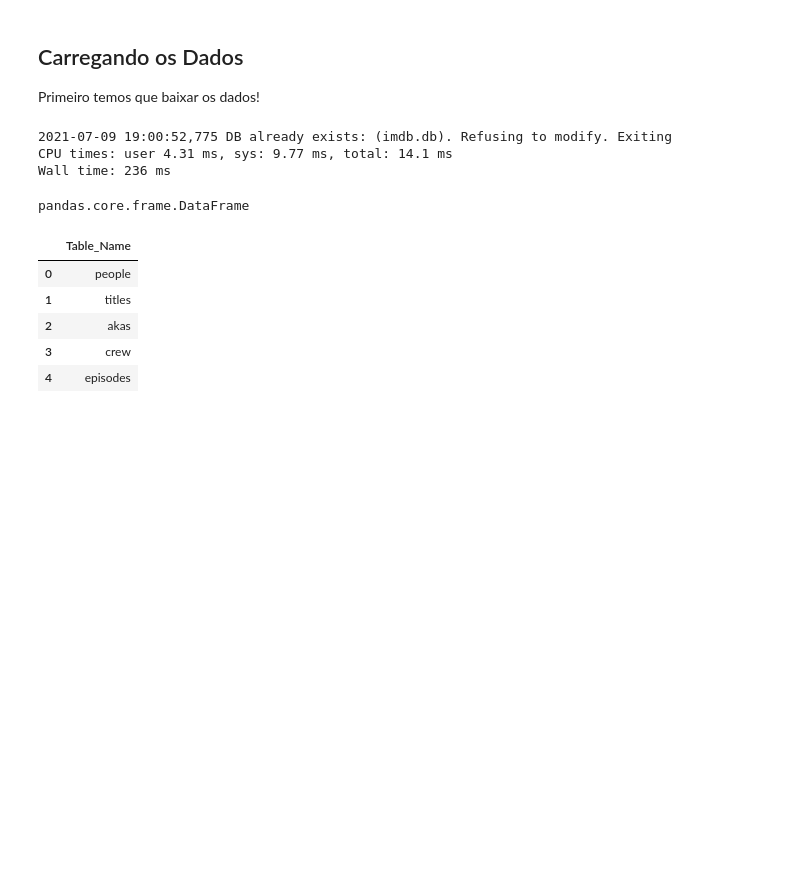
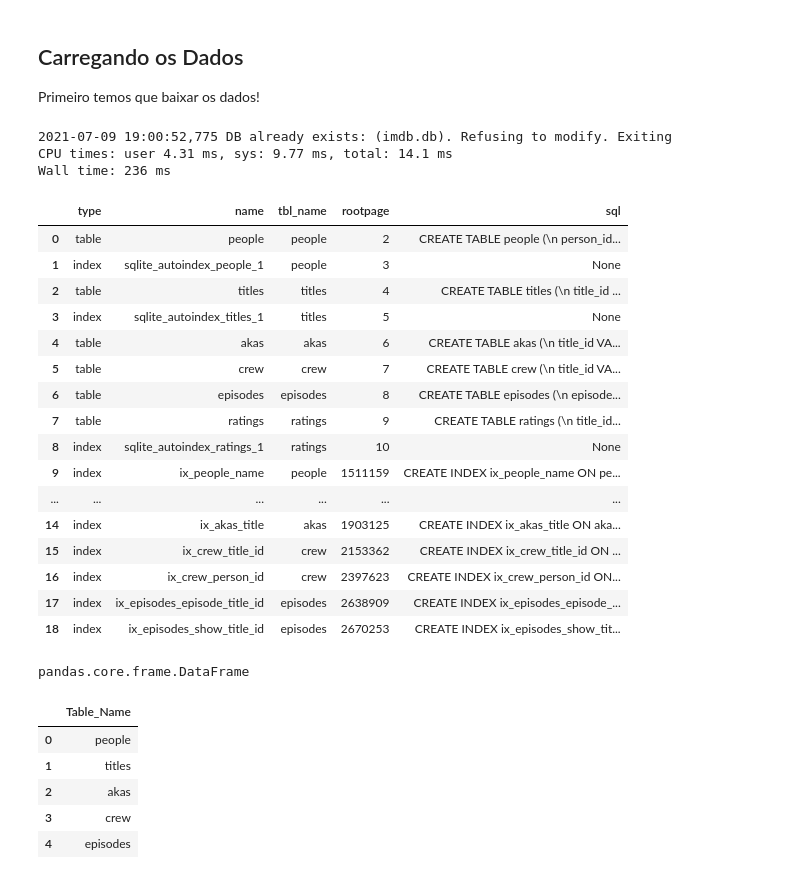
Before and after one commit to Aleister-LBRD/Python, a Jupyter notebook: 14_Lab_03_Mini_Projeto_Python_e_SQL.ipynb, the cells around one changed output. Saved outputs shown, nothing was run; the diff lists cells and outputs as text; code cells hidden in the pictures; blank space fills up the shorter version.

```diff
--- a/14_Lab_03_Mini_Projeto_Python_e_SQL.ipynb
+++ b/14_Lab_03_Mini_Projeto_Python_e_SQL.ipynb
@@ -69,7 +69,28 @@ CPU times: user 4.31 ms, sys: 9.77 ms, total: 14.1 ms
 Wall time: 236 ms
 # %%
 # Conecta no banco de dados
-conn = sqlite3.connect("imdb.db")
+conn = sqlite3.connect("../IMDB/imdb.db")
+# %%
+tab = pd.read_sql_query("SELECT * FROM sqlite_master", conn)
+display(tab)
+# %% [output]
+|  | type | name | tbl_name | rootpage | sql |
+| 0 | table | people | people | 2 | CREATE TABLE people (\n person_id... |
+| 1 | index | sqlite_autoindex_people_1 | people | 3 | None |
+| 2 | table | titles | titles | 4 | CREATE TABLE titles (\n title_id ... |
+| 3 | index | sqlite_autoindex_titles_1 | titles | 5 | None |
+| 4 | table | akas | akas | 6 | CREATE TABLE akas (\n title_id VA... |
+| 5 | table | crew | crew | 7 | CREATE TABLE crew (\n title_id VA... |
+| 6 | table | episodes | episodes | 8 | CREATE TABLE episodes (\n episode... |
+| 7 | table | ratings | ratings | 9 | CREATE TABLE ratings (\n title_id... |
+| 8 | index | sqlite_autoindex_ratings_1 | ratings | 10 | None |
+| 9 | index | ix_people_name | people | 1511159 | CREATE INDEX ix_people_name ON pe... |
+| ... | ... | ... | ... | ... | ... |
+| 14 | index | ix_akas_title | akas | 1903125 | CREATE INDEX ix_akas_title ON aka... |
+| 15 | index | ix_crew_title_id | crew | 2153362 | CREATE INDEX ix_crew_title_id ON ... |
+| 16 | index | ix_crew_person_id | crew | 2397623 | CREATE INDEX ix_crew_person_id ON... |
+| 17 | index | ix_episodes_episode_title_id | episodes | 2638909 | CREATE INDEX ix_episodes_episode_... |
+| 18 | index | ix_episodes_show_title_id | episodes | 2670253 | CREATE INDEX ix_episodes_show_tit... |
 # %%
 # Extrai a lista de tabelas
 tabelas = pd.read_sql_query("SELECT NAME AS 'Table_Name' FROM sqlite_master WHERE type = 'table'", conn)
```
